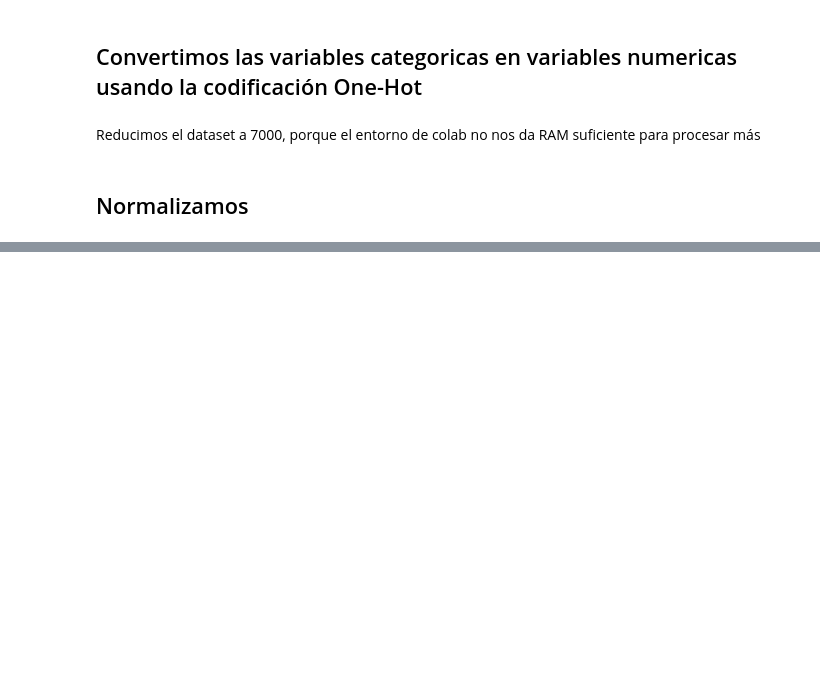
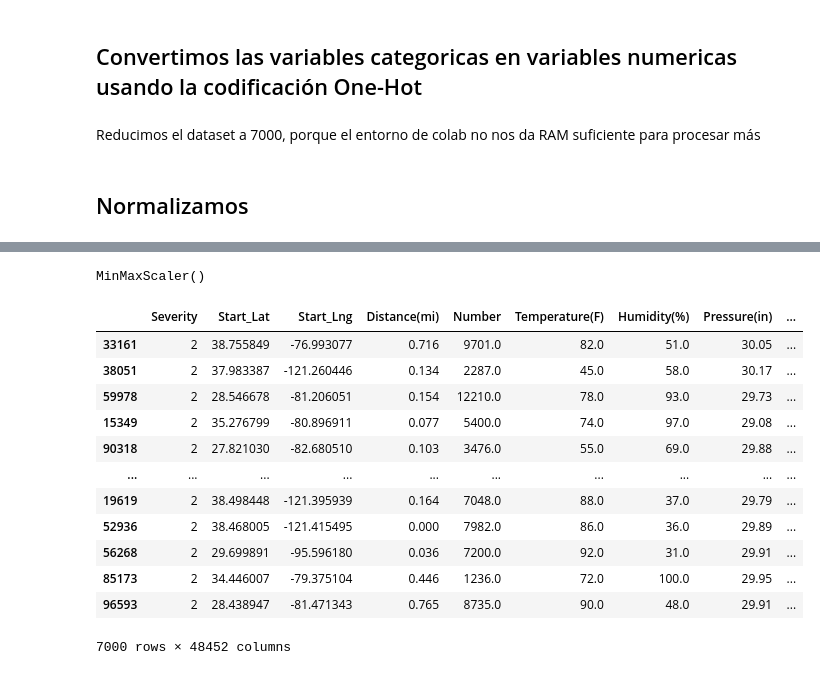
Before and after one commit to efsiul/Model-Severity-Accidents, a Jupyter notebook: 03_PRE_PROCESADO.ipynb, the cells around one changed output, grey strips where cells are left out. Cells and saved outputs as stored; diff of their text form; code cells hidden in the pictures; blank space fills up the shorter version.

```diff
--- a/03_PRE_PROCESADO.ipynb
+++ b/03_PRE_PROCESADO.ipynb
@@ -46,7 +46,7 @@ from sklearn.metrics import accuracy_score
 ## Cargamos nuestro dataset
 # %%
 #Leemos nuestros datos
-df = pd.read_csv('/content/Model-Severity-Accidents/Reduced_dataset.csv')
+df = pd.read_csv('Reduced_dataset.csv')
 df
 # %% [output]
 |  | ID | Severity | Start_Time | End_Time | Start_Lat | Start_Lng | End_Lat | End_Lng | Distance(mi) | ... |
@@ -145,0 +162,20 @@ scaled_df = scaler.fit_transform(df)
+# %%
+scaler
+# %% [output]
+MinMaxScaler()
+# %%
+df
+# %% [output]
+|  | Severity | Start_Lat | Start_Lng | Distance(mi) | Number | Temperature(F) | Humidity(%) | Pressure(in) | ... |
+| 33161 | 2 | 38.755849 | -76.993077 | 0.716 | 9701.0 | 82.0 | 51.0 | 30.05 | ... |
+| 38051 | 2 | 37.983387 | -121.260446 | 0.134 | 2287.0 | 45.0 | 58.0 | 30.17 | ... |
+| 59978 | 2 | 28.546678 | -81.206051 | 0.154 | 12210.0 | 78.0 | 93.0 | 29.73 | ... |
+| 15349 | 2 | 35.276799 | -80.896911 | 0.077 | 5400.0 | 74.0 | 97.0 | 29.08 | ... |
+| 90318 | 2 | 27.821030 | -82.680510 | 0.103 | 3476.0 | 55.0 | 69.0 | 29.88 | ... |
+| ... | ... | ... | ... | ... | ... | ... | ... | ... | ... |
+| 19619 | 2 | 38.498448 | -121.395939 | 0.164 | 7048.0 | 88.0 | 37.0 | 29.79 | ... |
+| 52936 | 2 | 38.468005 | -121.415495 | 0.000 | 7982.0 | 86.0 | 36.0 | 29.89 | ... |
+| 56268 | 2 | 29.699891 | -95.596180 | 0.036 | 7200.0 | 92.0 | 31.0 | 29.91 | ... |
+| 85173 | 2 | 34.446007 | -79.375104 | 0.446 | 1236.0 | 72.0 | 100.0 | 29.95 | ... |
+| 96593 | 2 | 28.438947 | -81.471343 | 0.765 | 8735.0 | 90.0 | 48.0 | 29.91 | ... |
+7000 rows × 48452 columns
```
Also changed, not shown: parts of 2 cells of this notebook, 2 other files.
